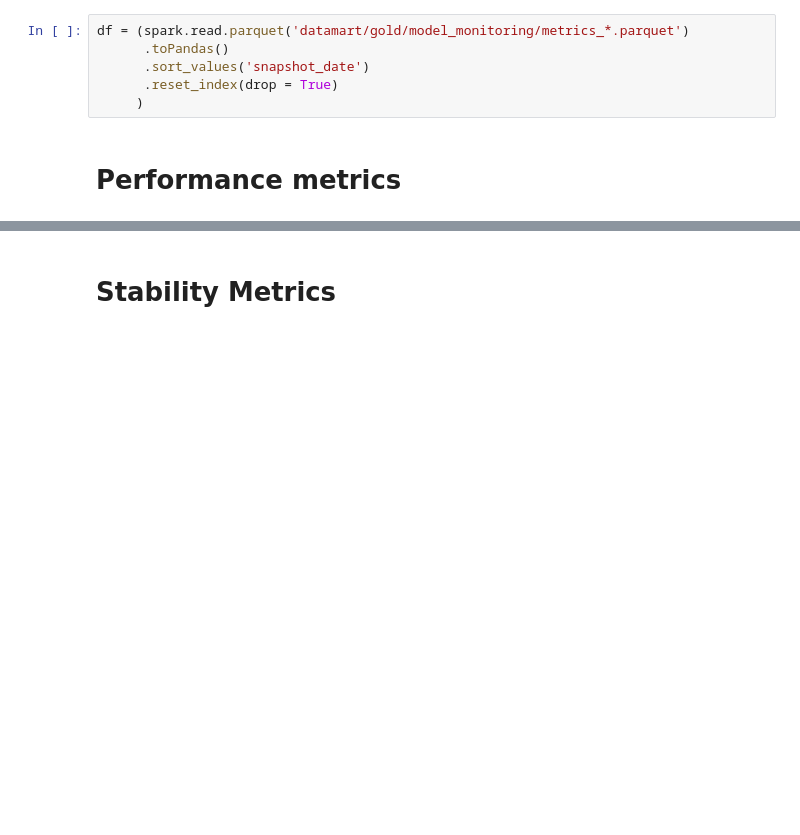
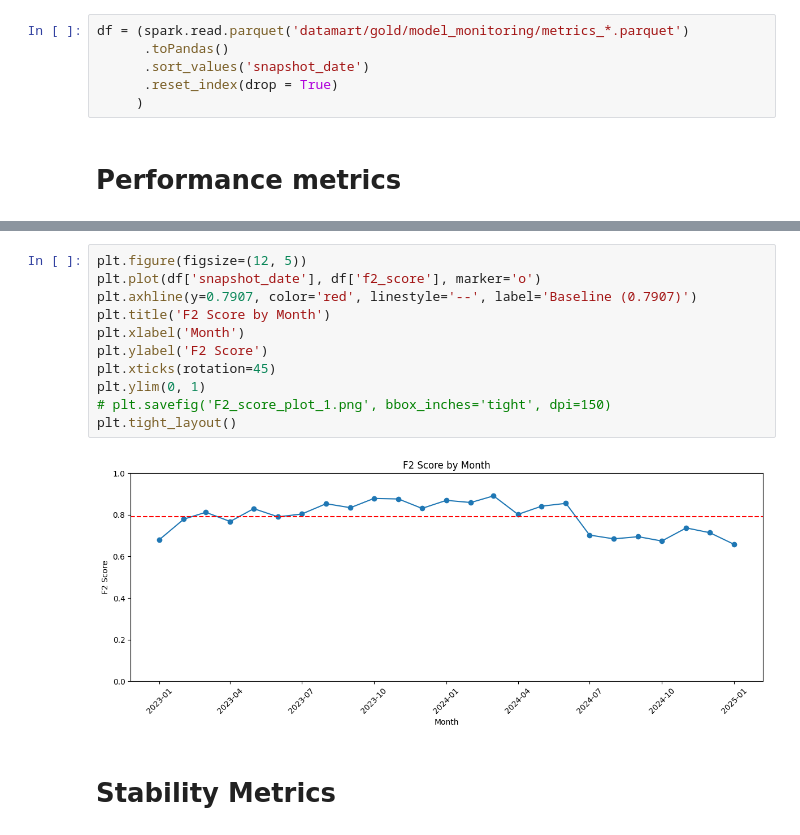
Before and after one commit to AmandaTSY99/Amanda_Tan_A2, a Jupyter notebook: monitor_output.ipynb, the cells around one changed output, grey strips where cells are left out. Cells and saved outputs as stored; diff of their text form; blank space fills up the shorter version.

```diff
--- a/monitor_output.ipynb
+++ b/monitor_output.ipynb
@@ -47,3 +43,16 @@ plt.tight_layout()
+# %%
+plt.figure(figsize=(12, 5))
+plt.plot(df['snapshot_date'], df['f2_score'], marker='o')
+plt.axhline(y=0.7907, color='red', linestyle='--', label='Baseline (0.7907)')
+plt.title('F2 Score by Month')
+plt.xlabel('Month')
+plt.ylabel('F2 Score')
+plt.xticks(rotation=45)
+plt.ylim(0, 1)
+# plt.savefig('F2_score_plot_1.png', bbox_inches='tight', dpi=150)
+plt.tight_layout()
+# %% [output]
+[figure, added]
 # %% [markdown]
 # Stability Metrics
 # %%
```
Also changed, not shown: parts of 3 cells of this notebook, 4 other files.
